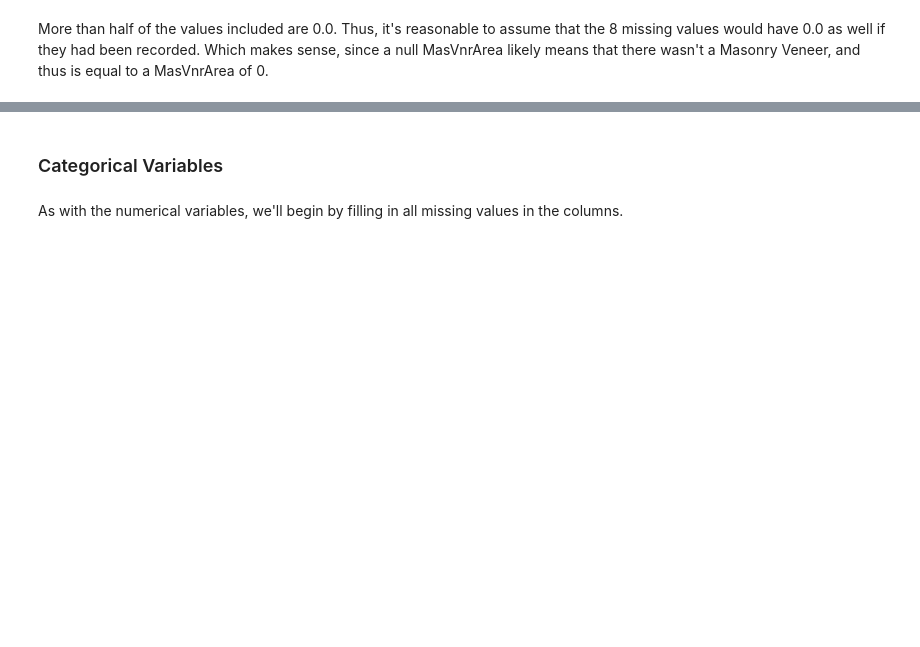
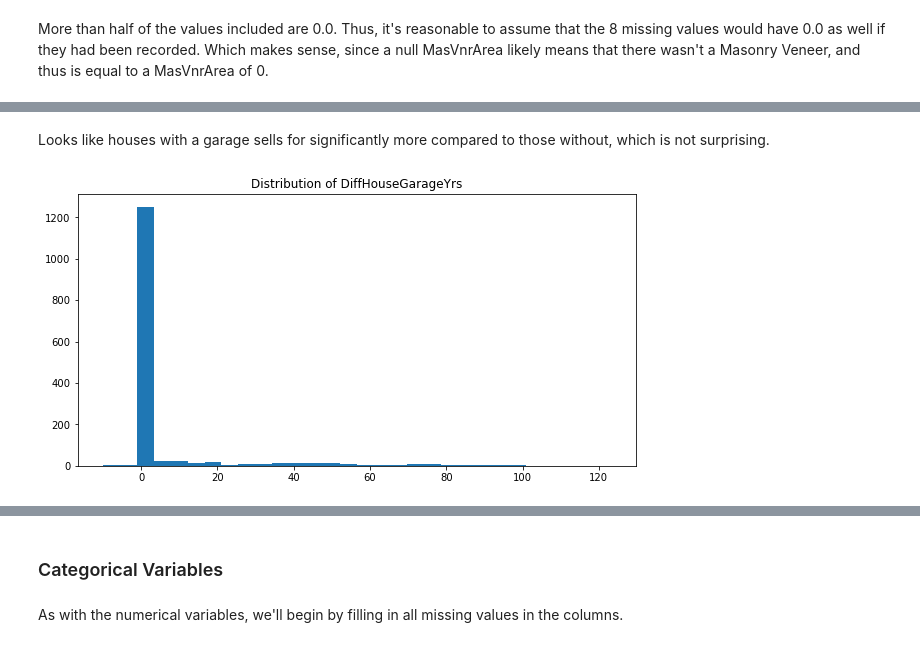
Before and after one commit to SophiaOfTheOceans/Iowa-Housing-Prices, a Jupyter notebook: EDA + Cleaning.ipynb, the cells around one changed output, grey strips where cells are left out. Saved outputs shown, nothing was run; the diff lists cells and outputs as text; code cells hidden in the pictures; blank space fills up the shorter version.

```diff
--- a/EDA + Cleaning.ipynb
+++ b/EDA + Cleaning.ipynb
@@ -120,0 +210,10 @@ GarageYearBlt actually has a plausible reason for having Nan values - Perhaps th
+# %% [markdown]
+Looks like houses with a garage sells for significantly more compared to those without, which is not surprising.
+# %%
+#DiffHouseGarageYrs
+plt.figure(figsize=(10,5))
+plt.hist(df_train['DiffHouseGarageYrs'],bins=30)
+plt.title('Distribution of DiffHouseGarageYrs')
+plt.show()
+# %% [output]
+[figure, added]
```
Also changed, not shown: parts of 31 cells of this notebook.
